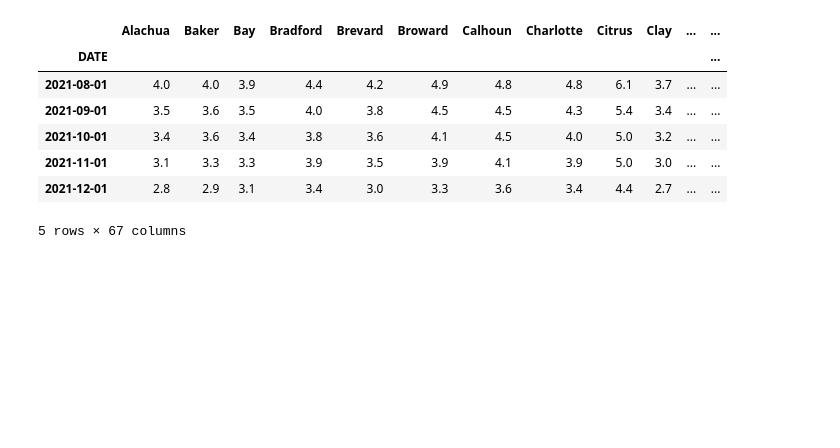
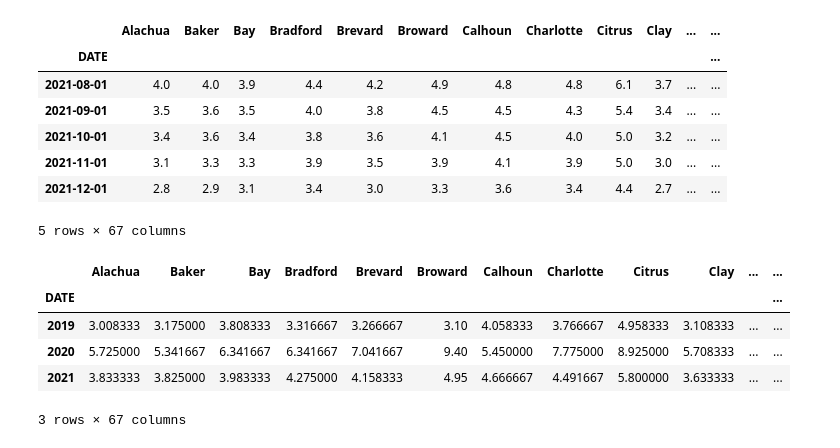
Before and after one commit to UDoWhile/Project-1, a Jupyter notebook: main_angelica.ipynb, the cells around one changed output. Saved outputs shown, nothing was run; the diff lists cells and outputs as text; code cells hidden in the pictures; blank space fills up the shorter version.

```diff
--- a/main_angelica.ipynb
+++ b/main_angelica.ipynb
@@ -44,3 +44,13 @@ display(florida_unemployment.tail())
 | 2021-11-01 | 3.1 | 3.3 | 3.3 | 3.9 | 3.5 | 3.9 | 4.1 | 3.9 | 5.0 | 3.0 | ... | ... |
 | 2021-12-01 | 2.8 | 2.9 | 3.1 | 3.4 | 3.0 | 3.3 | 3.6 | 3.4 | 4.4 | 2.7 | ... | ... |
 5 rows × 67 columns
+# %%
+fl_unemployment_yearly = fl_unemployment.groupby(fl_unemployment.index.year).mean()
+fl_unemployment_yearly.head()
+# %% [output]
+|  | Alachua | Baker | Bay | Bradford | Brevard | Broward | Calhoun | Charlotte | Citrus | Clay | ... | ... |
+| DATE |  |  |  |  |  |  |  |  |  |  |  | ... |
+| 2019 | 3.008333 | 3.175000 | 3.808333 | 3.316667 | 3.266667 | 3.10 | 4.058333 | 3.766667 | 4.958333 | 3.108333 | ... | ... |
+| 2020 | 5.725000 | 5.341667 | 6.341667 | 6.341667 | 7.041667 | 9.40 | 5.450000 | 7.775000 | 8.925000 | 5.708333 | ... | ... |
+| 2021 | 3.833333 | 3.825000 | 3.983333 | 4.275000 | 4.158333 | 4.95 | 4.666667 | 4.491667 | 5.800000 | 3.633333 | ... | ... |
+3 rows × 67 columns
```
Also changed, not shown: parts of 6 cells of this notebook.
